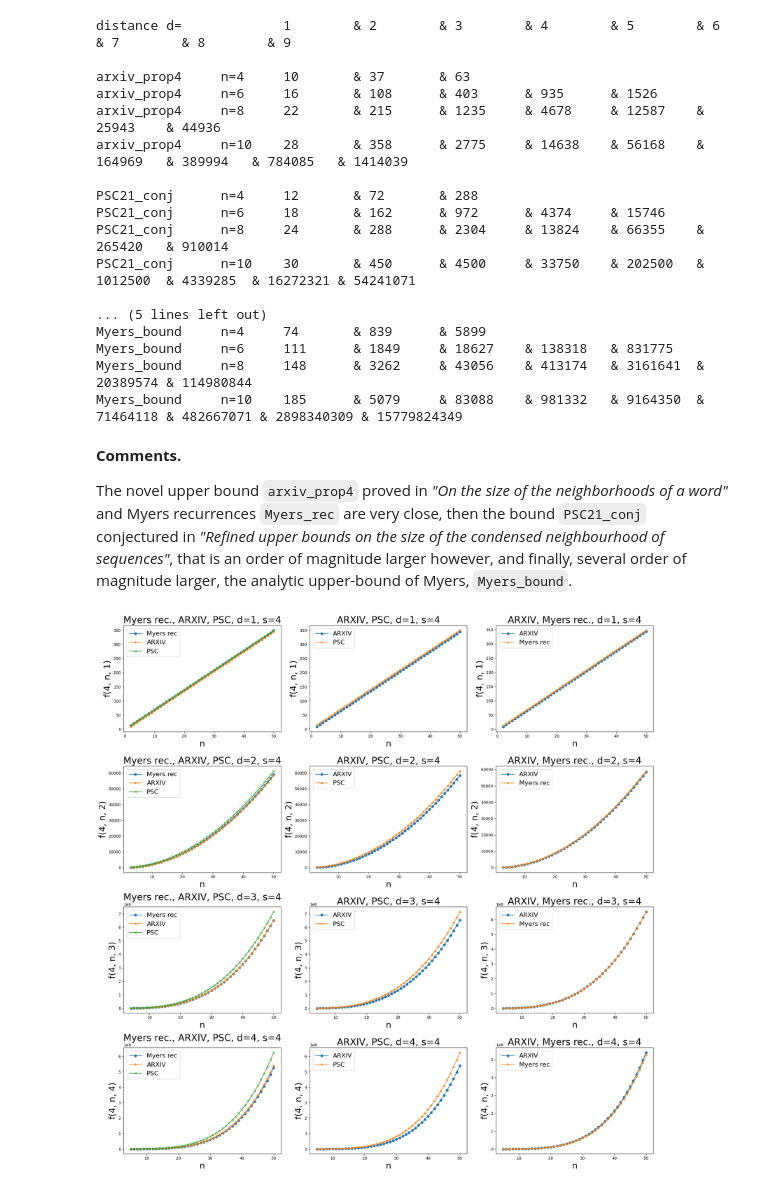
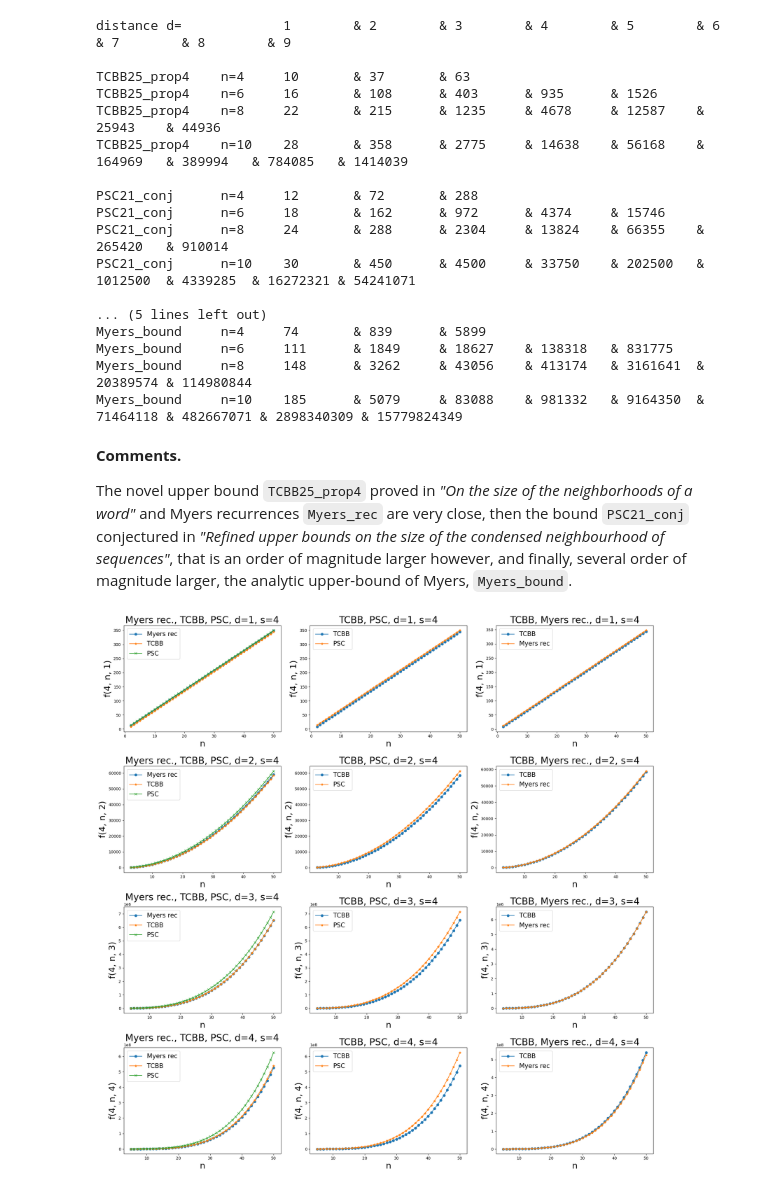
Before and after one commit to cchauve/CondensedNeighbourhoods, a Jupyter notebook: TCBB_2025.ipynb, the cells around one changed output. Drawn from its saved outputs; the diff is of its cells as text; code cells hidden in the pictures.

```diff
--- a/TCBB_2025.ipynb
+++ b/TCBB_2025.ipynb
@@ -71,7 +69,7 @@ def Myers_bound(s, n, d):
 # On the size of the neighborhoods of a word, arXiv:2505.13796, 2025.
 # https://arxiv.org/abs/2505.13796
 
-def arxiv_prop4(s, n, d):
+def TCBB25_prop4(s, n, d):
     """
     Enumeration of edit scripts
     s: alphabet size
@@ -121,7 +119,7 @@ distances = " & ".join([str(d).ljust(8) for d in range(1,10)])
 print(f"{'distance d='.ljust(20)}\t{distances}\n")
 # Novel upper bound
 for n in [4,6,8,10]:
-    count(2, n, "arxiv_prop4", arxiv_prop4)
+    count(2, n, "TCBB25_prop4", TCBB25_prop4)
 print()
 # Proved conjecture
 for n in [4,6,8,10]:
@@ -137,10 +135,10 @@ for n in [4,6,8,10]:
 # %% [output]
 distance d=             1        & 2        & 3        & 4        & 5        & 6        & 7        & 8        & 9
 
-arxiv_prop4     n=4     10       & 37       & 63
-arxiv_prop4     n=6     16       & 108      & 403      & 935      & 1526
-arxiv_prop4     n=8     22       & 215      & 1235     & 4678     & 12587    & 25943    & 44936
-arxiv_prop4     n=10    28       & 358      & 2775     & 14638    & 56168    & 164969   & 389994   & 784085   & 1414039
+TCBB25_prop4    n=4     10       & 37       & 63
+TCBB25_prop4    n=6     16       & 108      & 403      & 935      & 1526
+TCBB25_prop4    n=8     22       & 215      & 1235     & 4678     & 12587    & 25943    & 44936
+TCBB25_prop4    n=10    28       & 358      & 2775     & 14638    & 56168    & 164969   & 389994   & 784085   & 1414039
 
 PSC21_conj      n=4     12       & 72       & 288
 PSC21_conj      n=6     18       & 162      & 972      & 4374     & 15746
@@ -155,7 +153,7 @@ Myers_bound     n=10    185      & 5079     & 83088    & 981332   & 9164350  & 7
 # %% [markdown]
 **Comments.**
 
-The novel upper bound `arxiv_prop4` proved in *"On the size of the neighborhoods of a word"* and Myers recurrences `Myers_rec` are very close, then the bound `PSC21_conj` conjectured in *"Refined upper bounds on the size of the condensed neighbourhood of sequences"*, that is an order of magnitude larger however, and finally, several order of magnitude larger, the analytic upper-bound of Myers, `Myers_bound`.
+The novel upper bound `TCBB25_prop4` proved in *"On the size of the neighborhoods of a word"* and Myers recurrences `Myers_rec` are very close, then the bound `PSC21_conj` conjectured in *"Refined upper bounds on the size of the condensed neighbourhood of sequences"*, that is an order of magnitude larger however, and finally, several order of magnitude larger, the analytic upper-bound of Myers, `Myers_bound`.
 # %%
 # Figures
 
@@ -166,41 +164,42 @@ D = 4  # max value for d
 D_RANGE = range(1,D+1)
 MYERS_REC = {d: [] for d in D_RANGE}
 MYERS_BOUND = {d: [] for d in D_RANGE}
-ARXIV = {d: [] for d in D_RANGE}
+TCBB = {d: [] for d in D_RANGE}
 PSC = {d: [] for d in D_RANGE}
 
 for d in D_RANGE:
     for n in range(d+1,N+1):
         MYERS_REC[d].append(Myers_rec(s,n,d))
         MYERS_BOUND[d].append(Myers_bound(s,n,d))
-        ARXIV[d].append(arxiv_prop4(s,n,d))
+        TCBB[d].append(TCBB25_prop4(s,n,d))
         PSC[d].append(PSC21_conj(s,n,d))
 
 fig, axes = plt.subplots(nrows=len(D_RANGE), ncols=3, figsize=(20, 20))
 for d in D_RANGE:
     N_RANGE = range(d+1,N+1)
     axes[d-1,0].plot(N_RANGE, MYERS_REC[d], 'o-', label='Myers rec')
-    axes[d-1,0].plot(N_RANGE, ARXIV[d], '*-', label='ARXIV')
+    axes[d-1,0].plot(N_RANGE, TCBB[d], '*-', label='TCBB')
     axes[d-1,0].plot(N_RANGE, PSC[d], 'x-', label='PSC')
     axes[d-1,0].legend(fontsize=16)
-    axes[d-1,0].set_title(f"Myers rec., ARXIV, PSC, d={d}, s={s}", fontsize=24)
+    axes[d-1,0].set_title(f"Myers rec., TCBB, PSC, d={d}, s={s}", fontsize=24)
     axes[d-1,0].set_ylabel(f"f({s}, n, {d})", fontsize=22)
     axes[d-1,0].set_xlabel('n', fontsize=22)
-    axes[d-1,1].plot(N_RANGE, ARXIV[d], 'o-', label='ARXIV')
+    axes[d-1,1].plot(N_RANGE, TCBB[d], 'o-', label='TCBB')
     axes[d-1,1].plot(N_RANGE, PSC[d], '*-', label='PSC')
     axes[d-1,1].legend(fontsize=16)
-    axes[d-1,1].set_title(f"ARXIV, PSC, d={d}, s={s}", fontsize=24)
+    axes[d-1,1].set_title(f"TCBB, PSC, d={d}, s={s}", fontsize=24)
     axes[d-1,1].set_ylabel(f"f({s}, n, {d})", fontsize=22)
     axes[d-1,1].set_xlabel('n', fontsize=22)
-    axes[d-1,2].plot(N_RANGE, ARXIV[d], 'o-', label='ARXIV')
+    axes[d-1,2].plot(N_RANGE, TCBB[d], 'o-', label='TCBB')
     axes[d-1,2].plot(N_RANGE, MYERS_REC[d], '*-', label='Myers rec')
     axes[d-1,2].legend(fontsize=16)
-    axes[d-1,2].set_title(f"ARXIV, Myers rec., d={d}, s={s}", fontsize=24)
+    axes[d-1,2].set_title(f"TCBB, Myers rec., d={d}, s={s}", fontsize=24)
     axes[d-1,2].set_ylabel(f"f({s}, n, {d})", fontsize=22)
     axes[d-1,2].set_xlabel('n', fontsize=22)
 fig.tight_layout()
 plt.show()
+fig.savefig("fig1.png")
 # %% [output]
-[figure, old version]
+[figure, new version]
 # %% [markdown]
 ### Comments
```
Also changed, not shown: parts of 4 cells of this notebook.
